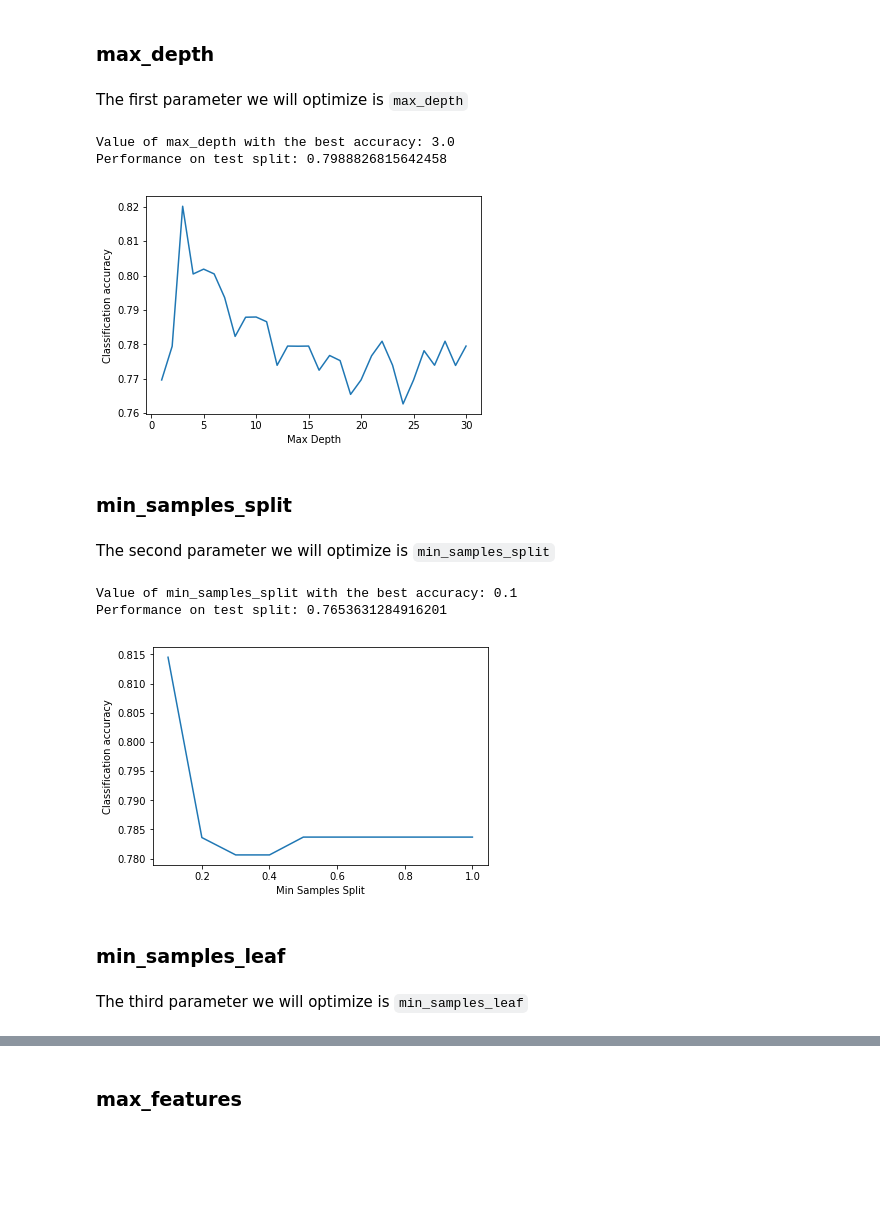
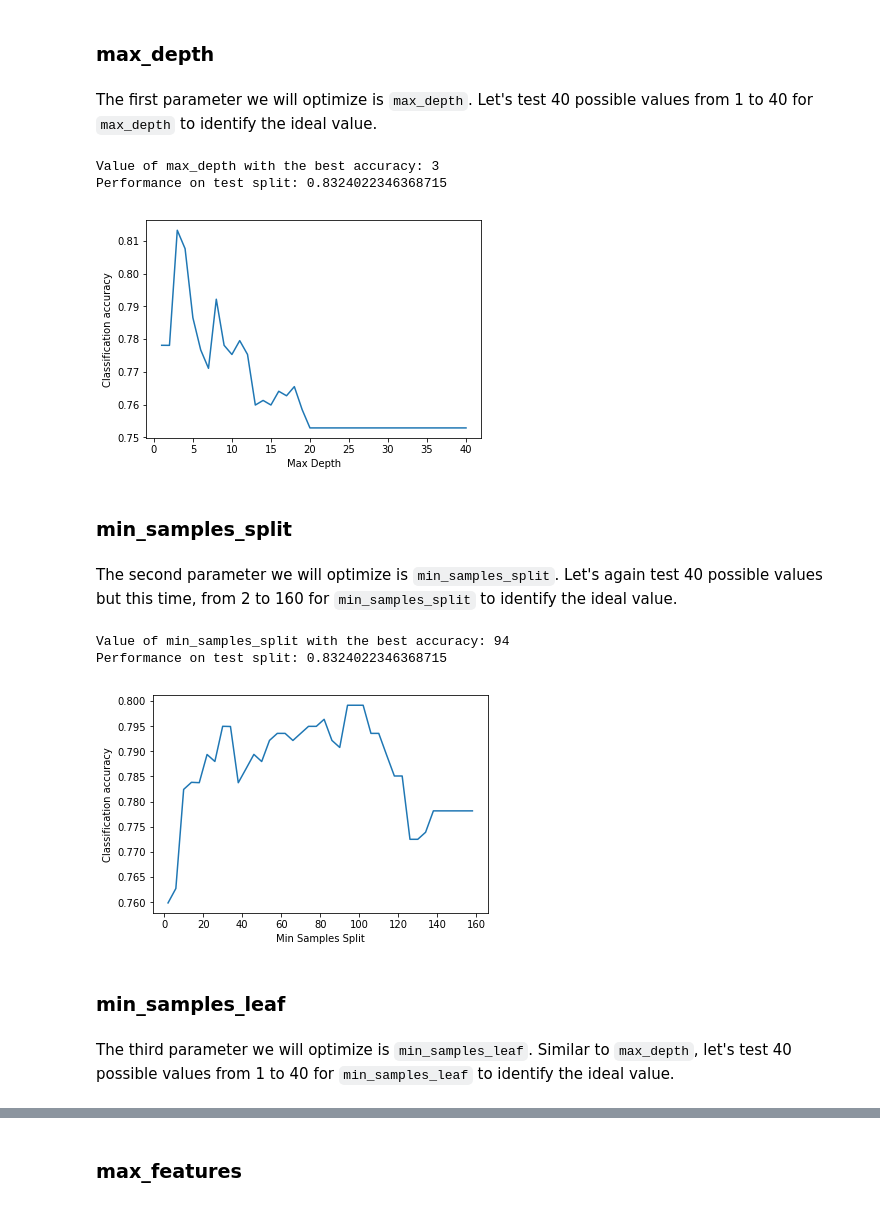
Before and after one commit to talsiddiqui/Titanic, a Jupyter notebook: model-fitting.ipynb, the cells around one changed output, grey strips where cells are left out. Saved outputs shown, nothing was run; the diff lists cells and outputs as text; code cells hidden in the pictures; blank space fills up the shorter version.

```diff
--- a/model-fitting.ipynb
+++ b/model-fitting.ipynb
@@ -110,19 +117,19 @@ test = pd.read_csv("data/new_test.csv", index_col=0)
 # %% [markdown]
 ### max_depth
 # %% [markdown]
-The first parameter we will optimize is `max_depth`
+The first parameter we will optimize is `max_depth`. Let's test 40 possible values from 1 to 40 for `max_depth` to identify the ideal value.
 # %%
 from sklearn.model_selection import train_test_split, cross_val_score
 
-max_depth = np.linspace(1, 30, 30, endpoint=True)
+max_depth = np.arange(1,41,1)
 scores = []
 
 # split the data set into 80% training data and 20% test data
 Xtrain, Xtest, ytrain, ytest = train_test_split(X,y,test_size=0.2)
 
 for i in max_depth:
-    model = tree.DecisionTreeClassifier(max_depth=i)
-    avg_score = np.mean(cross_val_score(model, Xtrain, ytrain, cv=10))
+    model = tree.DecisionTreeClassifier(max_depth=i, random_state=42)
+    avg_score = np.mean(cross_val_score(model, Xtrain, ytrain, cv=5))
     scores.append(avg_score)
 
 # plotting validation performance
@@ -132,51 +139,51 @@ plt.ylabel("Classification accuracy")
 
 # Use best value of max_depth and report performance on the test split
 best_max_depth = max_depth[np.argmax(scores)]
-best_model = tree.DecisionTreeClassifier(max_depth=best_max_depth)
+best_model = tree.DecisionTreeClassifier(max_depth=best_max_depth, random_state=42)
 best_model.fit(Xtrain,ytrain)
 
 # reporting best accuracy
 print("Value of max_depth with the best accuracy:", best_max_depth)
 print("Performance on test split:", best_model.score(Xtest,ytest))
 # %% [output]
-Value of max_depth with the best accuracy: 3.0
-Performance on test split: 0.7988826815642458
+Value of max_depth with the best accuracy: 3
+Performance on test split: 0.8324022346368715
-[figure, old version]
+[figure, new version]
 # %% [markdown]
 ### min_samples_split
-# %% [markdown]
-The second parameter we will optimize is `min_samples_split`
+# %% [markdown]
+The second parameter we will optimize is `min_samples_split`. Let's again test 40 possible values but this time, from 2 to 160 for `min_samples_split` to identify the ideal value.
 # %%
-min_samples_split = np.linspace(0.1, 1.0, 10, endpoint=True)
+min_samples_split = np.arange(2,160,4)
 scores = []
 
 # split the data set into 80% training data and 20% test data
 Xtrain, Xtest, ytrain, ytest = train_test_split(X,y,test_size=0.2)
 
 for i in min_samples_split:
-    model = tree.DecisionTreeClassifier(min_samples_split=i)
-    avg_score = np.mean(cross_val_score(model, Xtrain, ytrain, cv=10))
+    model = tree.DecisionTreeClassifier(min_samples_split=i, random_state=42)
+    avg_score = np.mean(cross_val_score(model, Xtrain, ytrain, cv=5))
     scores.append(avg_score)
 
 # plotting validation performance
 plt.plot(min_samples_split, scores)
 plt.xlabel("Min Samples Split")
 plt.ylabel("Classification accuracy")
 
 # Use best value of min_samples_split and report performance on the test split
 best_min_samples_split = min_samples_split[np.argmax(scores)]
-best_model = tree.DecisionTreeClassifier(min_samples_split=best_min_samples_split)
+best_model = tree.DecisionTreeClassifier(min_samples_split=best_min_samples_split, random_state=42)
 best_model.fit(Xtrain,ytrain)
 
 # reporting best accuracy
 print("Value of min_samples_split with the best accuracy:", best_min_samples_split)
 print("Performance on test split:", best_model.score(Xtest,ytest))
 # %% [output]
-Value of min_samples_split with the best accuracy: 0.1
-Performance on test split: 0.7653631284916201
+Value of min_samples_split with the best accuracy: 94
+Performance on test split: 0.8324022346368715
-[figure, old version]
+[figure, new version]
 # %% [markdown]
 ### min_samples_leaf
-# %% [markdown]
-The third parameter we will optimize is `min_samples_leaf`
+# %% [markdown]
+The third parameter we will optimize is `min_samples_leaf`. Similar to `max_depth`, let's test 40 possible values from 1 to 40 for `min_samples_leaf` to identify the ideal value.
 # %%
```
Also changed, not shown: parts of 18 cells of this notebook, 2 other files.
